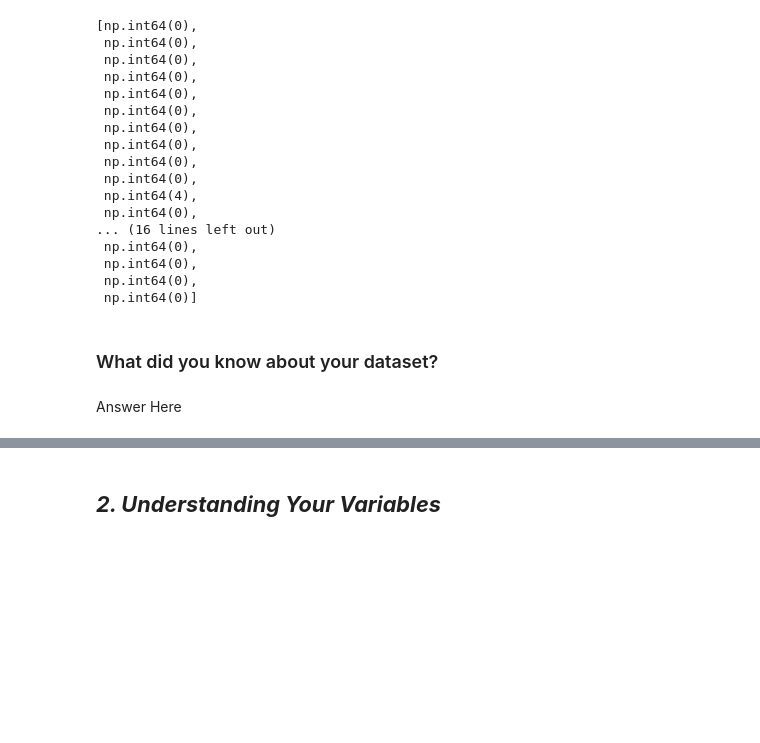
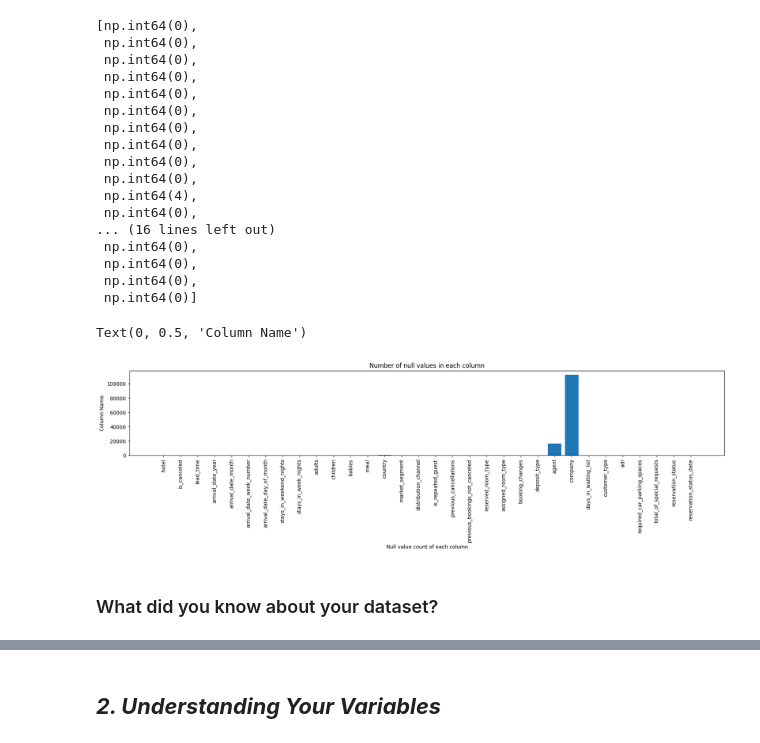
Before and after one commit to kunj1674/EDA_Projects, a Jupyter notebook: EDA_Template_Hotal_booking.ipynb, the cells around one changed output, grey strips where cells are left out. Cells and saved outputs as stored; diff of their text form; code cells hidden in the pictures; blank space fills up the shorter version.

```diff
--- a/EDA_Template_Hotal_booking.ipynb
+++ b/EDA_Template_Hotal_booking.ipynb
@@ -228,7 +244,15 @@ Nullvalue_list
  np.int64(0),
  np.int64(0),
  np.int64(0)]
+# %%
+plt.figure(figsize=(21,3))
+plt.bar(x=column_list,height=Nullvalue_list)
+plt.title("Number of null values in each column")
+plt.xlabel("Null value count of each column")
+plt.xticks(rotation=90)
+plt.ylabel("Column Name")
+# %% [output]
+Text(0, 0.5, 'Column Name')
+[figure, added]
 # %% [markdown]
 ### What did you know about your dataset?
-# %% [markdown]
-Answer Here
```
Also changed, not shown: parts of 6 cells of this notebook.
